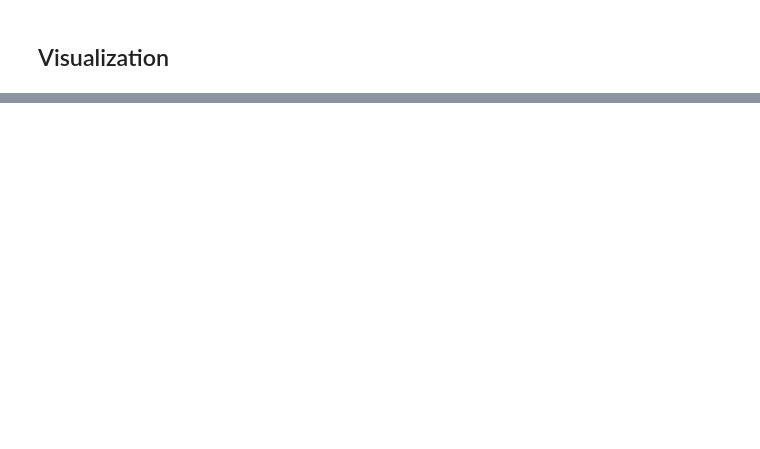
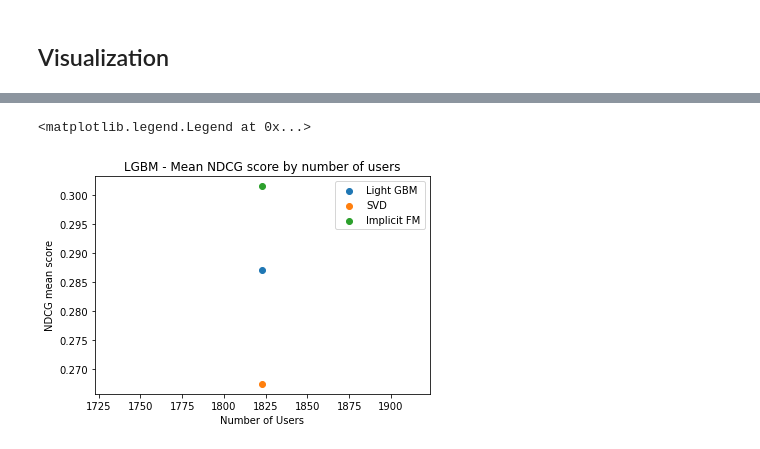
Before and after one commit to papadopoulosMichail/RecSys-using-LearningToRank, a Jupyter notebook: GoodBooks/GoodBooks.ipynb, the cells around one changed output, grey strips where cells are left out. Saved outputs shown, nothing was run; the diff lists cells and outputs as text; code cells hidden in the pictures; blank space fills up the shorter version.

```diff
--- a/GoodBooks/GoodBooks.ipynb
+++ b/GoodBooks/GoodBooks.ipynb
@@ -844,22 +1008,4 @@ np.array(lgbm_pred_per_user).shape
-# %%
-lgbm_NDCG = []
-IFM_NDCG = []
-#SVD_NDCG = []
-for i in range(len(num_users)):
-    excel_df = pd.DataFrame({'movie_id': target_movies[i], 'model1_score': feature1[i],
-                             'rank': feature2[i], '#users_watched': feature5[i],
-                             'train_label': label_train[i], 'test_label': label_test[i],
-                             'y_val': label_val[i], 'LGBM Score': lgbm_pred_per_user[i]})
-    excel_df = excel_df.sort_values('LGBM Score', ascending=False)
-    relevance_lgbm_user = excel_df['test_label'].values.tolist()
-    lgbm_NDCG.append(NDCG_forUser(relevance_lgbm_user))
-    excel_df = excel_df.sort_values('model1_score', ascending=False)
-    ifm_relevance = excel_df['test_label'].values.tolist()
-    IFM_NDCG.append(NDCG_forUser(ifm_relevance))
-    #excel_df = excel_df.sort_values('model2_score', ascending=False)
-    #svd_relevance_h = excel_df['test_label'].values.tolist()
-    #SVD_NDCG.append(NDCG_forUser(svd_relevance_h))
 # %%
 lgbm_NDCG = pd.Series(lgbm_NDCG).fillna(0).tolist()
 IFM_NDCG = pd.Series(IFM_NDCG).fillna(0).tolist()
-#SVD_NDCG = pd.Series(SVD_NDCG).fillna(0).tolist()
+SVD_NDCG = pd.Series(SVD_NDCG).fillna(0).tolist()
@@ -870,4 +1016,4 @@ allUsers_implicit_ndcg[0]
 # %%
-ndcg_df = pd.DataFrame({'Implicit FM': allUsers_implicit_ndcg, 'LightGBM': lgbm_NDCG, 'IFM_this': IFM_NDCG})
+ndcg_df = pd.DataFrame({'LightGBM': lgbm_NDCG, 'IFM_this': IFM_NDCG, 'SVD_this': SVD_NDCG})
 # %%
 ndcg_df
@@ -882,3 +1044,3 @@ ifm_mean
 # %%
-#svd_mean = ndcg_df['SVD_this'].mean()
-#svd_mean
+svd_mean = ndcg_df['SVD_this'].mean()
+svd_mean
@@ -902,0 +1088,11 @@ L1GBM_ndcg
+# %%
+plt.scatter(len(num_users),lgbm_mean,label = 'Light GBM')
+plt.scatter(len(num_users),svd_mean, label = 'SVD')
+plt.scatter(len(num_users),ifm_mean, label = 'Implicit FM')
+plt.xlabel('Number of Users')
+plt.ylabel('NDCG mean score')
+plt.title('LGBM - Mean NDCG score by number of users')
+plt.legend()
+# %% [output]
+<matplotlib.legend.Legend at 0x...>
+[figure, added]
```
Also changed, not shown: parts of 181 cells of this notebook.
